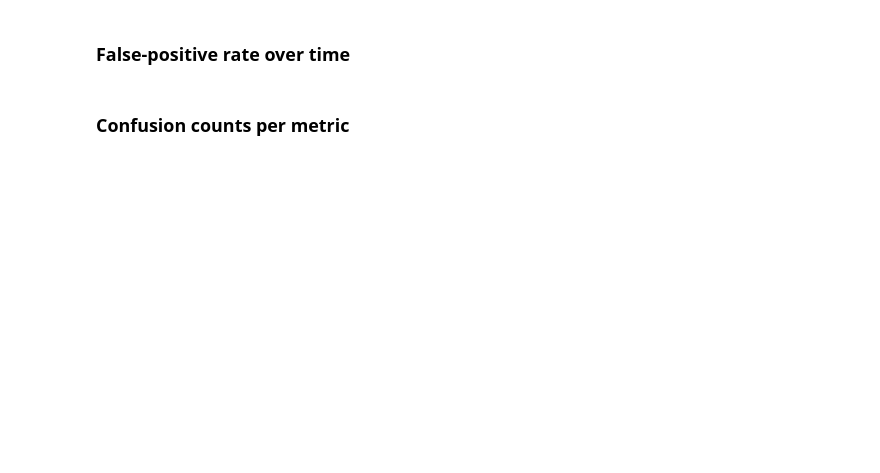
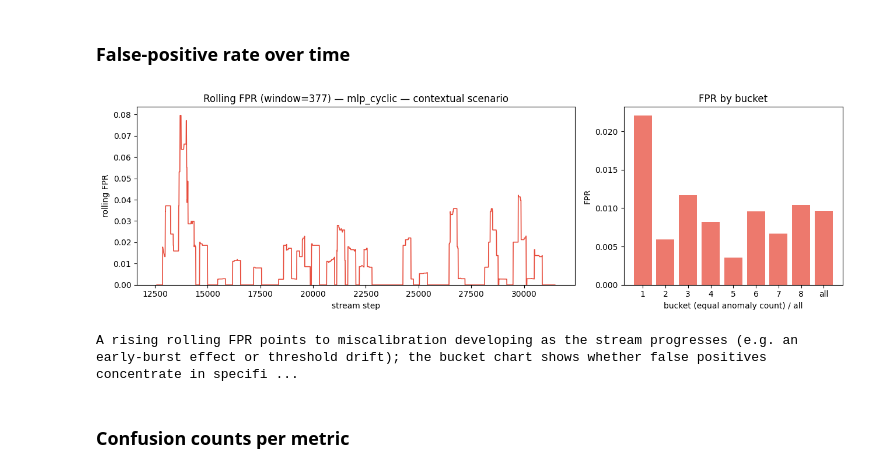
Before and after one commit to hadasecohen/streaming-vae-anomaly-detection, a Jupyter notebook: notebooks/demo_colab.ipynb, the cells around one changed output. Cells and saved outputs as stored; diff of their text form; code cells hidden in the pictures; blank space fills up the shorter version.

```diff
--- a/notebooks/demo_colab.ipynb
+++ b/notebooks/demo_colab.ipynb
@@ -189,35 +238,38 @@ ax.set_ylim(bottom=0)
 # Bucket display: split into 5 equal-anomaly-count buckets (matches
 # scripts/plot_fpr_over_time.py's get_anomaly_cuts/bucket_metric) plus an
 # overall column, and show FPR per bucket as a bar chart.
-N_BUCKETS = 5
+N_BUCKETS = 8
 pos_idx = preds.index[preds["is_pos"]].to_numpy()
 ax = axes[1]
 if len(pos_idx) >= N_BUCKETS:
     cuts = [0] + [int(pos_idx[int(i * len(pos_idx) / N_BUCKETS)]) for i in range(1, N_BUCKETS)] + [len(preds)]
     bucket_labels = [f"{i+1}" for i in range(N_BUCKETS)] + ["all"]
     bucket_fpr = []
     for i in range(N_BUCKETS):
         seg = preds.iloc[cuts[i]:cuts[i + 1]]
         fp, tn = seg["is_fp"].sum(), seg["is_tn"].sum()
         bucket_fpr.append(fp / (fp + tn) if (fp + tn) > 0 else float("nan"))
     fp, tn = preds["is_fp"].sum(), preds["is_tn"].sum()
     bucket_fpr.append(fp / (fp + tn) if (fp + tn) > 0 else float("nan"))
     ax.bar(bucket_labels, bucket_fpr, color="#e74c3c", alpha=0.75)
     ax.set_xlabel("bucket (equal anomaly count) / all")
     ax.set_ylabel("FPR")
     ax.set_title("FPR by bucket")
 else:
     ax.set_visible(False)
 
 plt.tight_layout()
 plt.show()
 
 print(
     "A rising rolling FPR points to miscalibration developing as the stream "
     "progresses (e.g. an early-burst effect or threshold drift); the bucket "
     "chart shows whether false positives concentrate in specific parts of "
     "the stream rather than spreading evenly."
 )
+# %% [output]
+[figure, added]
+A rising rolling FPR points to miscalibration developing as the stream progresses (e.g. an early-burst effect or threshold drift); the bucket chart shows whether false positives concentrate in specifi ...
 # %% [markdown]
 ### Confusion counts per metric
 # %%
```
Also changed, not shown: parts of 8 cells of this notebook.
